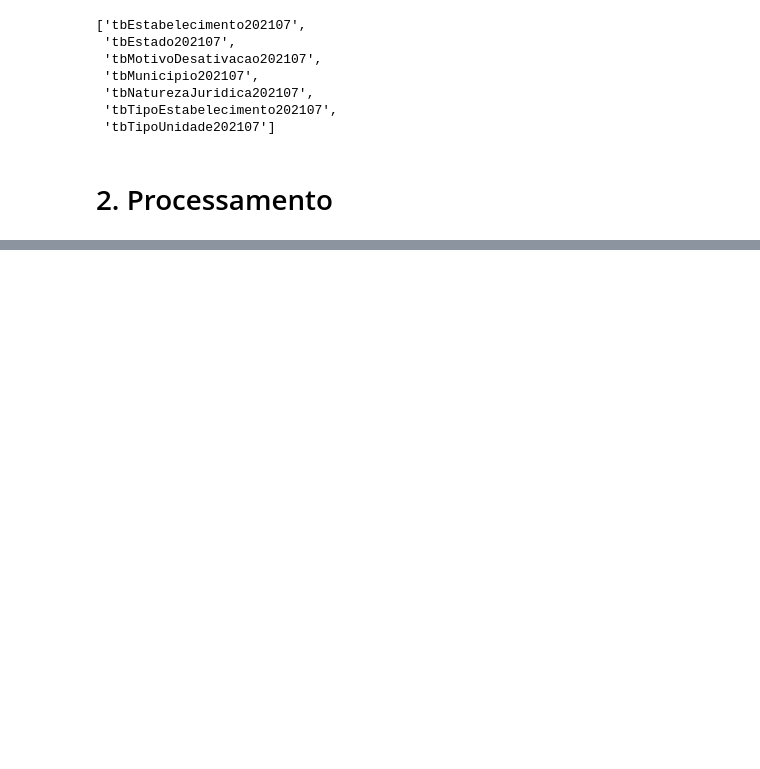
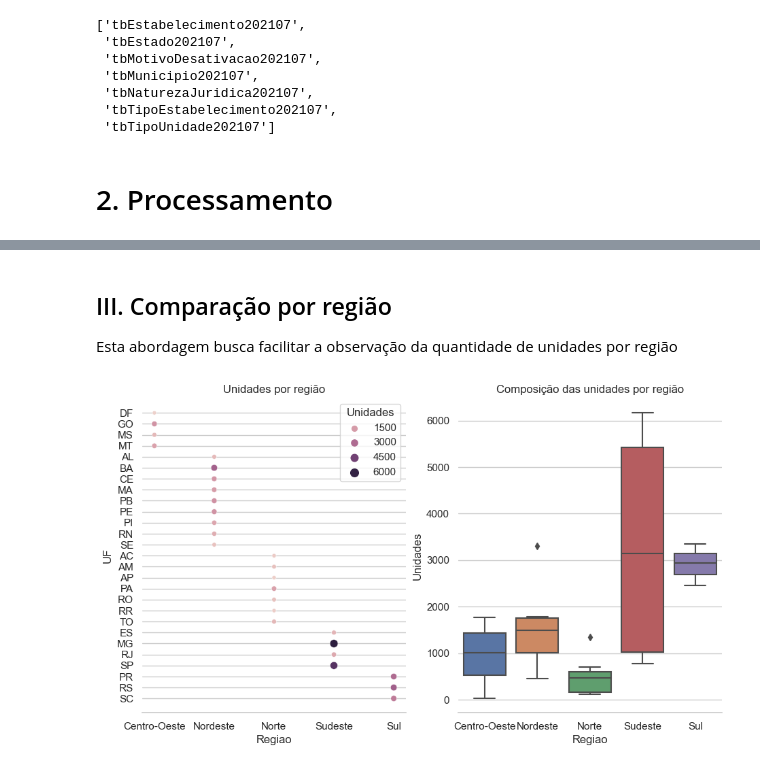
Before and after one commit to bombermal/Personal_Proj_Lais_Data_Engineer, a Jupyter notebook: main.ipynb, the cells around one changed output, grey strips where cells are left out. Saved outputs shown, nothing was run; the diff lists cells and outputs as text; code cells hidden in the pictures; blank space fills up the shorter version.

```diff
--- a/main.ipynb
+++ b/main.ipynb
@@ -305,0 +387,25 @@ array([354105, 354130, 354140, ..., 313830, 313835, 313860], dtype=int64)
+# %% [markdown]
+## III. Comparação por região
+
+Esta abordagem busca facilitar a observação da quantidade de unidades por região
+# %%
+# Preparação dos dados
+temp = pd.DataFrame(groupedDf['UF'].copy())
+temp['Regiao'] = temp.UF.apply(lambda x: regDict[x])
+temp = pd.DataFrame(temp.groupby(['Regiao', 'UF']).UF.agg(['count'])).reset_index().rename(columns={'count': 'Unidades'})
+
+# Plot
+fig, ax = plt.subplots(1,2, figsize=(11,6))
+sns.scatterplot(data=temp, x='Regiao', y='UF', hue='Unidades', size='Unidades', legend='brief', ax=ax[0])
+sns.boxplot(data=temp, x='Regiao', y='Unidades', ax=ax[1])
+
+# Estética
+ax[0].set(title=("Unidades por região"))
+ax[0].xaxis.grid(False)
+ax[1].set(title=('Composição das unidades por região'))
+
+sns.despine(left=True)
+sns.set_style("whitegrid")
+plt.show()
+# %% [output]
+[figure, added]
```
Also changed, not shown: parts of 43 cells of this notebook, 2 other files.
